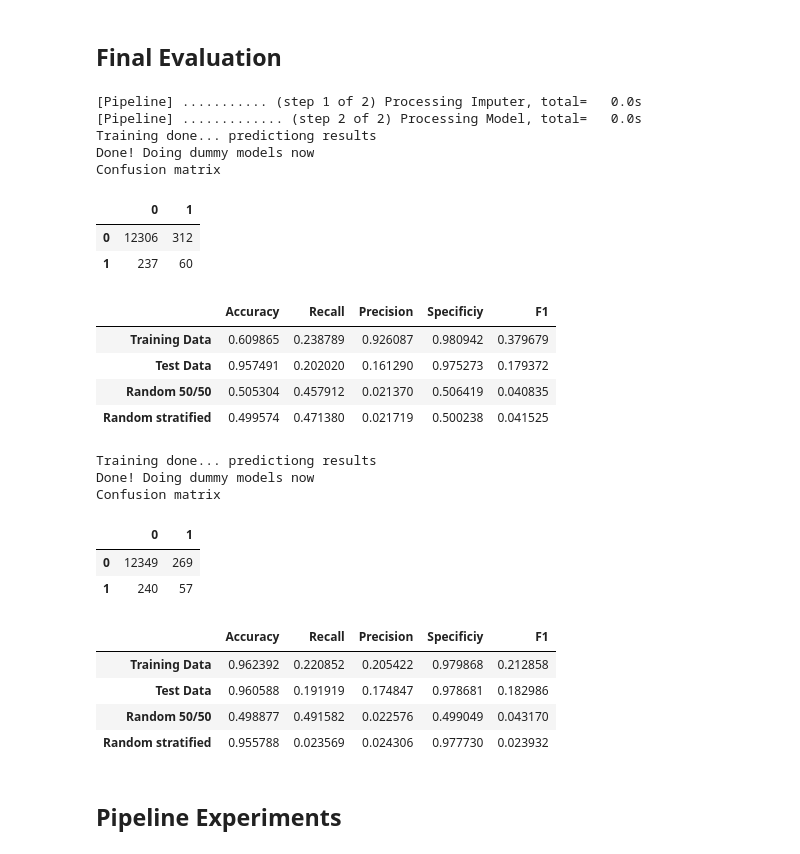
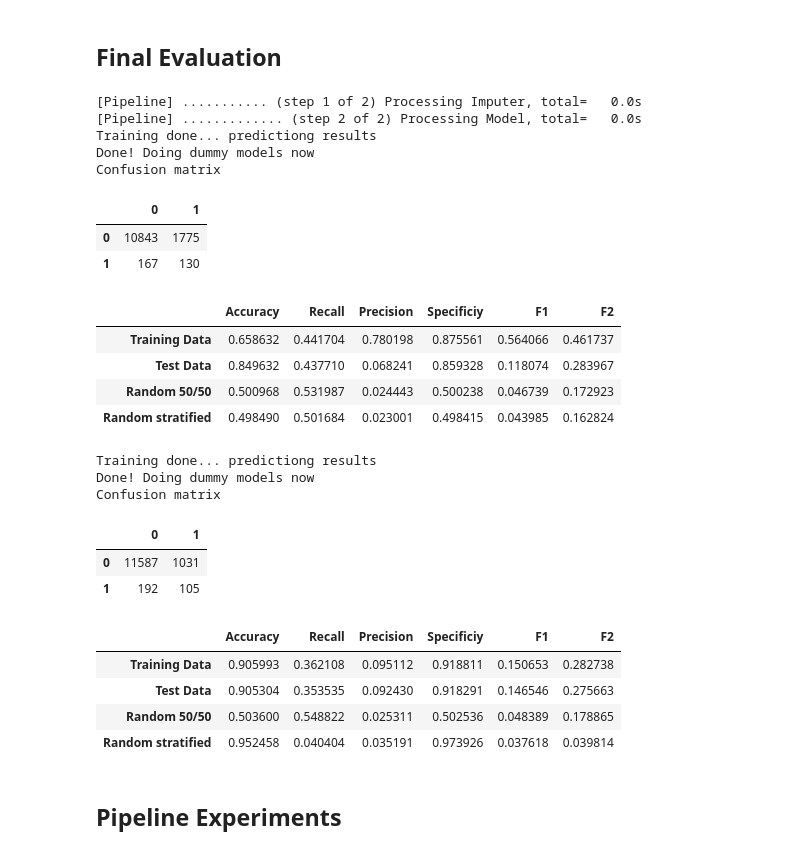
Before and after one commit to Sir-Slade/covid_prediction_project, a Jupyter notebook: PredictorExperimentsClean.ipynb, the cells around one changed output. Drawn from its saved outputs; the diff is of its cells as text; code cells hidden in the pictures.

```diff
--- a/PredictorExperimentsClean.ipynb
+++ b/PredictorExperimentsClean.ipynb
@@ -182,15 +183,15 @@ def cross_validation_class_ratios(data_x, data_y, model, folds, ratio_negatives_
         #This looks a little bit complex, but basically we create num_thresholds arrays (one for each threshold)
         #and evaluate them using f1_scores and put them on the threshold_results for the corresponding fold
         #which will be converted into a mean when we return it.
-        threshold_results[i] += [f1_score(valid_y, pd.cut(v_pred_prob, [-1, x, 1.1],
-                                                          right=False, labels=["Negative", "Positive"], include_lowest=True), pos_label="Positive") for x in thresholds]
+        threshold_results[i] += [fbeta_score(valid_y, pd.cut(v_pred_prob, [-1, x, 1.1],
+                                                          right=False, labels=["Negative", "Positive"], include_lowest=True), pos_label="Positive", beta=2) for x in thresholds]
 
         ##End of probability calculations
 
         train_v = (train_y, t_preds) #original: insted of t_preds is model.predict
         valid_v = (valid_y, v_preds)  #original: insted of v_preds is model.predict
-        results[i,0] += f1_score(*train_v, pos_label="Positive") ## We add a comma to turn the result into a tuple so we can append it
-        results[i,1] += f1_score(*valid_v, pos_label="Positive") ## We add a comma to turn the result into a tuple so we can append it
+        results[i,0] += fbeta_score(*train_v, pos_label="Positive", beta=2) ## We add a comma to turn the result into a tuple so we can append it
+        results[i,1] += fbeta_score(*valid_v, pos_label="Positive", beta=2) ## We add a comma to turn the result into a tuple so we can append it
         start = end
 
         progress_bar = "╠" + str("■" * i) + str(" " * (folds -(i+1))) + "╣"
@@ -241,7 +242,7 @@ def run_models(data_x, data_y, models, folds=10, ratio_negatives_to_positives=-1
     plt.legend()
     plt.title(name)
     plt.xlabel("Thresholds")
-    plt.ylabel("F1 Score")
+    plt.ylabel("F2 Score")
     plt.savefig("ReportFigures/" + name + ".png")
     plt.show()
 
@@ -276,7 +277,7 @@ def eval_final_performance(train_x, train_y, test_x, test_y, model, threshold=.5
     display(pd.DataFrame([get_metrics(new_y, t_preds), get_metrics(test_y, preds),
                           get_metrics(test_y, random_even.predict(test_x)), get_metrics(test_y, random_stratified.predict(test_x))],
                          index=["Training Data", "Test Data", "Random 50/50", "Random stratified"],
-                         columns=["Accuracy", "Recall", "Precision", "Specificiy", "F1"]))
+                         columns=["Accuracy", "Recall", "Precision", "Specificiy", "F1", "F2"]))
 
 
 
@@ -306,7 +307,7 @@ def eval_final_performance_smote(train_x, train_y, test_x, test_y, model, thresh
     display(pd.DataFrame([get_metrics(train_y, t_preds), get_metrics(test_y, preds),
                           get_metrics(test_y, random_even.predict(test_x)), get_metrics(test_y, random_stratified.predict(test_x))],
                          index=["Training Data", "Test Data", "Random 50/50", "Random stratified"],
-                         columns=["Accuracy", "Recall", "Precision", "Specificiy", "F1"]))
+                         columns=["Accuracy", "Recall", "Precision", "Specificiy", "F1", "F2"]))
 # %% [markdown]
 ## Using Significance (z) tests and $\chi^{2}$ tests to determine important features
 # %%
@@ -556,7 +518,7 @@ logistic_model_group = {
     "Logistic LibLinear" : LogisticRegression(solver="liblinear")
 }
 # %%
-run_models(X[selected_features], y, logistic_model_group, folds=30, ratio_negatives_to_positives=1, class_threshold=.86, thresholds=np.linspace(.8,1,num=11), name="Logistic model group")
+run_models(X[selected_features], y, logistic_model_group, folds=30, ratio_negatives_to_positives=1, class_threshold=.81, thresholds=np.linspace(.6,.9,num=11), name="Logistic model group")
 # %% [output]
 LogisticVanilla
 ╠■■■■■■■■■■■■■■■■■■■■■■■■■■■■■╣
@@ -607,7 +569,7 @@ svm_model_group = {
     "SVC linear 2" : SVC(C=2, kernel="linear", probability=True),
 }
 # %%
-run_models(X[selected_features], y, svm_model_group, folds=30, ratio_negatives_to_positives=1, class_threshold=.82, thresholds=np.linspace(.8,1,num=11), name="SVC Model Group")
+run_models(X[selected_features], y, svm_model_group, folds=30, ratio_negatives_to_positives=1, class_threshold=.8, thresholds=np.linspace(.6,.9,num=11), name="SVC Model Group")
 # %% [output]
 SVC 0.5
 ╠■■■■■■■■■■■■■■■■■■■■■■■■■■■■■╣
@@ -626,4 +620,4 @@ rf_model_group = {
     "Random Forest (500 estimators and entropy)" : RandomForestClassifier(n_estimators=500, criterion="entropy")
 }
 # %%
-run_models(X[selected_features], y, rf_model_group, folds=30, ratio_negatives_to_positives=1, class_threshold=.88, thresholds=np.linspace(.6,1,num=11), name="Random Forest Model Group")
+run_models(X[selected_features], y, rf_model_group, folds=30, ratio_negatives_to_positives=1, class_threshold=.8, thresholds=np.linspace(.6,1,num=11), name="Random Forest Model Group")
@@ -632,35 +662,35 @@ After examining all three models, <b>logistic regression</b> seems to be the bes
 # %% [markdown]
 ## Final Evaluation
 # %%
-eval_final_performance(X[selected_features], y, test_x, test_y, logistic_model_group["LogisticStrongRegularization"], threshold=.9)
+eval_final_performance(X[selected_features], y, test_x, test_y, logistic_model_group["LogisticStrongRegularization"], threshold=.78)
 # %% [output]
 [Pipeline] ........... (step 1 of 2) Processing Imputer, total=   0.0s
 [Pipeline] ............. (step 2 of 2) Processing Model, total=   0.0s
 Training done... predictiong results
 Done! Doing dummy models now
 Confusion matrix
 |  | 0 | 1 |
-| 0 | 12306 | 312 |
-| 1 | 237 | 60 |
+| 0 | 10843 | 1775 |
+| 1 | 167 | 130 |
-|  | Accuracy | Recall | Precision | Specificiy | F1 |
-| Training Data | 0.609865 | 0.238789 | 0.926087 | 0.980942 | 0.379679 |
-| Test Data | 0.957491 | 0.202020 | 0.161290 | 0.975273 | 0.179372 |
-| Random 50/50 | 0.505304 | 0.457912 | 0.021370 | 0.506419 | 0.040835 |
-| Random stratified | 0.499574 | 0.471380 | 0.021719 | 0.500238 | 0.041525 |
+|  | Accuracy | Recall | Precision | Specificiy | F1 | F2 |
+| Training Data | 0.658632 | 0.441704 | 0.780198 | 0.875561 | 0.564066 | 0.461737 |
+| Test Data | 0.849632 | 0.437710 | 0.068241 | 0.859328 | 0.118074 | 0.283967 |
+| Random 50/50 | 0.500968 | 0.531987 | 0.024443 | 0.500238 | 0.046739 | 0.172923 |
+| Random stratified | 0.498490 | 0.501684 | 0.023001 | 0.498415 | 0.043985 | 0.162824 |
 # %%
-eval_final_performance_smote(X[selected_features], y, test_x, test_y, logistic_model_group["LogisticStrongRegularization"], threshold=.9)
+eval_final_performance_smote(X[selected_features], y, test_x, test_y, logistic_model_group["LogisticStrongRegularization"], threshold=.78)
 # %% [output]
 Training done... predictiong results
 Done! Doing dummy models now
 Confusion matrix
 |  | 0 | 1 |
-| 0 | 12349 | 269 |
-| 1 | 240 | 57 |
+| 0 | 11587 | 1031 |
+| 1 | 192 | 105 |
-|  | Accuracy | Recall | Precision | Specificiy | F1 |
-| Training Data | 0.962392 | 0.220852 | 0.205422 | 0.979868 | 0.212858 |
-| Test Data | 0.960588 | 0.191919 | 0.174847 | 0.978681 | 0.182986 |
-| Random 50/50 | 0.498877 | 0.491582 | 0.022576 | 0.499049 | 0.043170 |
-| Random stratified | 0.955788 | 0.023569 | 0.024306 | 0.977730 | 0.023932 |
+|  | Accuracy | Recall | Precision | Specificiy | F1 | F2 |
+| Training Data | 0.905993 | 0.362108 | 0.095112 | 0.918811 | 0.150653 | 0.282738 |
+| Test Data | 0.905304 | 0.353535 | 0.092430 | 0.918291 | 0.146546 | 0.275663 |
+| Random 50/50 | 0.503600 | 0.548822 | 0.025311 | 0.502536 | 0.048389 | 0.178865 |
+| Random stratified | 0.952458 | 0.040404 | 0.035191 | 0.973926 | 0.037618 | 0.039814 |
 # %% [markdown]
 ## Pipeline Experiments
 # %%
```
Also changed, not shown: parts of 11 cells of this notebook, 4 other files.
